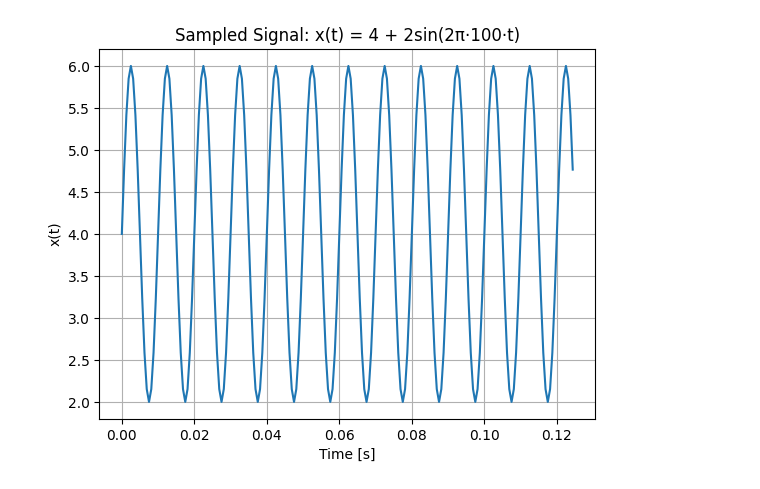
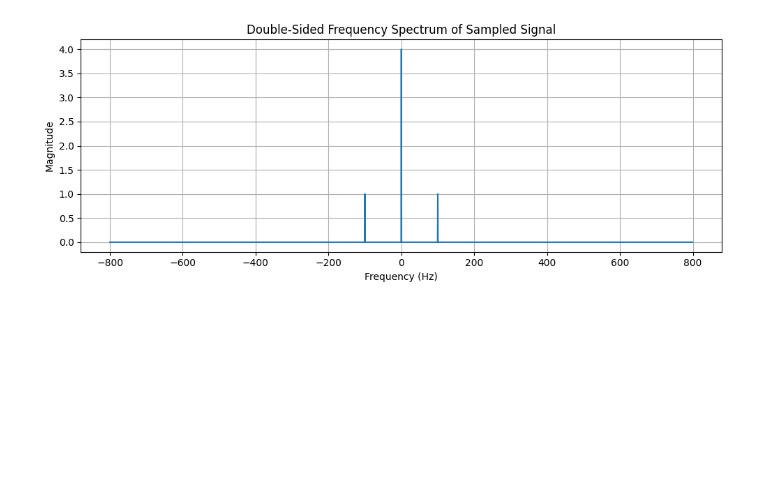
Before and after one commit to PaulArthurAstier/DSP-Week-1, a Jupyter notebook: week1.ipynb, the cells around one changed output. Drawn from its saved outputs; the diff is of its cells as text; code cells hidden in the pictures; blank space fills up the shorter version.

```diff
--- a/week1.ipynb
+++ b/week1.ipynb
@@ -26,25 +58,35 @@ plt.show()
-# %%
-import numpy as np
-import matplotlib.pyplot as plt
-
-# Sampling setup
-fs = 1600  # Sampling frequency in Hz
-T = 1 / fs  # Sampling period
-duration = 2  # Duration in seconds
-n_samples = int(fs * duration)  # Total number of samples
-
-# Sampled time array
-t = np.arange(n_samples) * T
-
-# Define the signal: x(t) = 4 + 2sin(2π·100·t)
-x = 4 + 2 * np.sin(2 * np.pi * 100 * t)
-
-# Plot part of the signal to see it clearly
-plt.plot(t[:200], x[:200])  # First 200 samples = 0.125 seconds
-plt.xlabel("Time [s]")
-plt.ylabel("x(t)")
-plt.title("Sampled Signal: x(t) = 4 + 2sin(2π·100·t)")
-plt.grid(True)
-plt.show()
-# %% [output]
-[figure, removed]
+# %%
+#2.0
+
+import numpy as np
+import matplotlib.pyplot as plt
+
+# Sampling setup (same as before)
+fs = 1600  # Hz
+T = 1 / fs
+duration = 2
+t = np.arange(0, duration, T)
+
+# Sampled signal
+x = 4 + 2 * np.sin(2 * np.pi * 100 * t)
+
+# Compute FFT
+X = np.fft.fft(x)
+N = len(X)
+freqs = np.fft.fftfreq(N, T)
+
+# Shift for double-sided spectrum
+X_shifted = np.fft.fftshift(X)
+freqs_shifted = np.fft.fftshift(freqs)
+
+# Plot magnitude spectrum
+plt.figure(figsize=(10, 4))
+plt.plot(freqs_shifted, np.abs(X_shifted) / N)
+plt.xlabel('Frequency (Hz)')
+plt.ylabel('Magnitude')
+plt.title('Double-Sided Frequency Spectrum of Sampled Signal')
+plt.grid(True)
+plt.tight_layout()
+plt.show()
+# %% [output]
+[figure, added]
```
Also changed, not shown: parts of 3 cells of this notebook.
